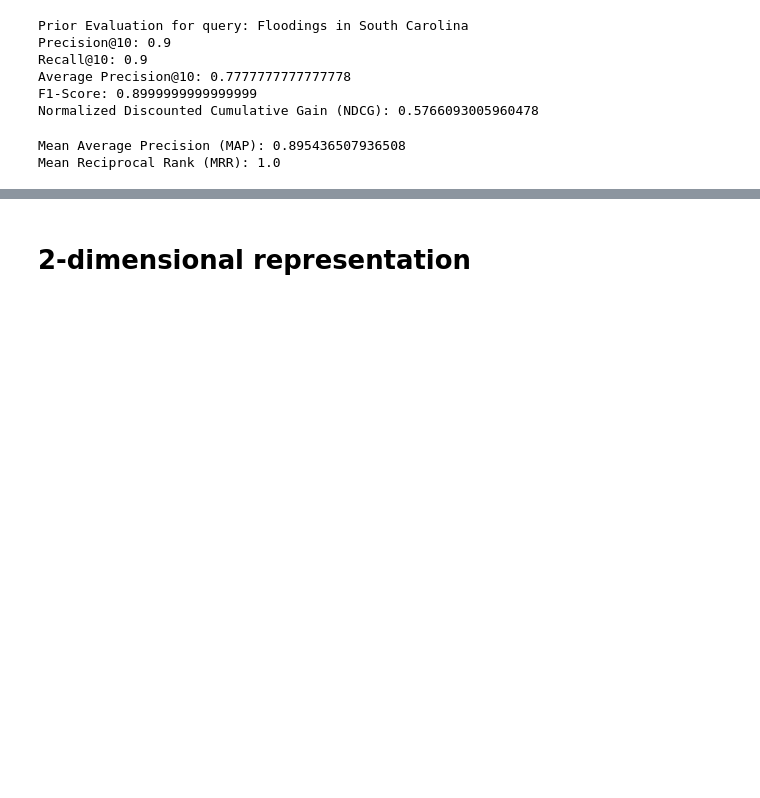
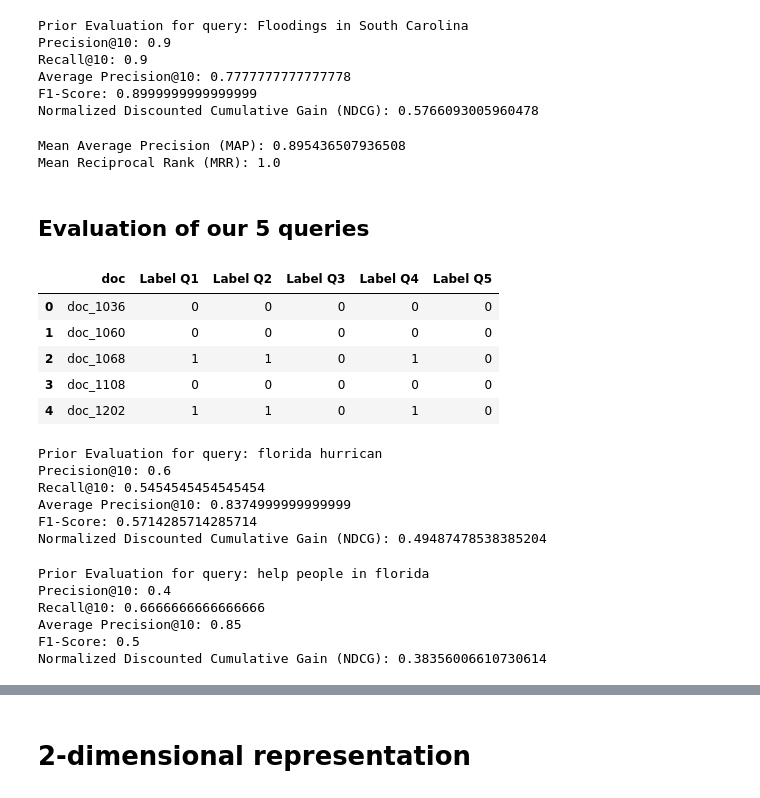
Before and after one commit to N4s4r/IRWA-2022-u172938-u173480-u176347, a Jupyter notebook: indexing_and_evaluation.ipynb, the cells around one changed output, grey strips where cells are left out. Drawn from its saved outputs; the diff is of its cells as text; code cells hidden in the pictures; blank space fills up the shorter version.

Commit message:
Our evaluation

```diff
--- a/indexing_and_evaluation.ipynb
+++ b/indexing_and_evaluation.ipynb
@@ -398,3 +403,16 @@ evaluate_system(avg_p_1, avg_p_2, avg_p_3, rr_1, rr_2, rr_3)
 # %% [output]
 Mean Average Precision (MAP): 0.895436507936508
 Mean Reciprocal Rank (MRR): 1.0
+# %% [markdown]
+## Evaluation of our 5 queries
+# %%
+my_evaluation = pd.read_csv('data/my_evaluation - my_evaluation.csv')
+# %%
+my_evaluation.head()
+# %% [output]
+|  | doc | Label Q1 | Label Q2 | Label Q3 | Label Q4 | Label Q5 |
+| 0 | doc_1036 | 0 | 0 | 0 | 0 | 0 |
+| 1 | doc_1060 | 0 | 0 | 0 | 0 | 0 |
+| 2 | doc_1068 | 1 | 1 | 0 | 1 | 0 |
+| 3 | doc_1108 | 0 | 0 | 0 | 0 | 0 |
+| 4 | doc_1202 | 1 | 1 | 0 | 1 | 0 |
@@ -400,0 +437,18 @@ Mean Reciprocal Rank (MRR): 1.0
+# %%
+p1_, r1_, avg_p_1_, rr_1_, F1_1_, ndcg_1_ = prior_evaluation(Q1, my_evaluation_Q1, top, ranking_Q1)
+# %% [output]
+Prior Evaluation for query: florida hurrican
+Precision@10: 0.6
+Recall@10: 0.5454545454545454
+Average Precision@10: 0.8374999999999999
+F1-Score: 0.5714285714285714
+Normalized Discounted Cumulative Gain (NDCG): 0.49487478538385204
+# %%
+p2_, r2_, avg_p_2_, rr_2_, F1_2_, ndcg_2_ = prior_evaluation(Q2, my_evaluation_Q2, top, ranking_Q2)
+# %% [output]
+Prior Evaluation for query: help people in florida
+Precision@10: 0.4
+Recall@10: 0.6666666666666666
+Average Precision@10: 0.85
+F1-Score: 0.5
+Normalized Discounted Cumulative Gain (NDCG): 0.38356006610730614
```
Also changed, not shown: parts of 12 cells of this notebook, 3 other files.
